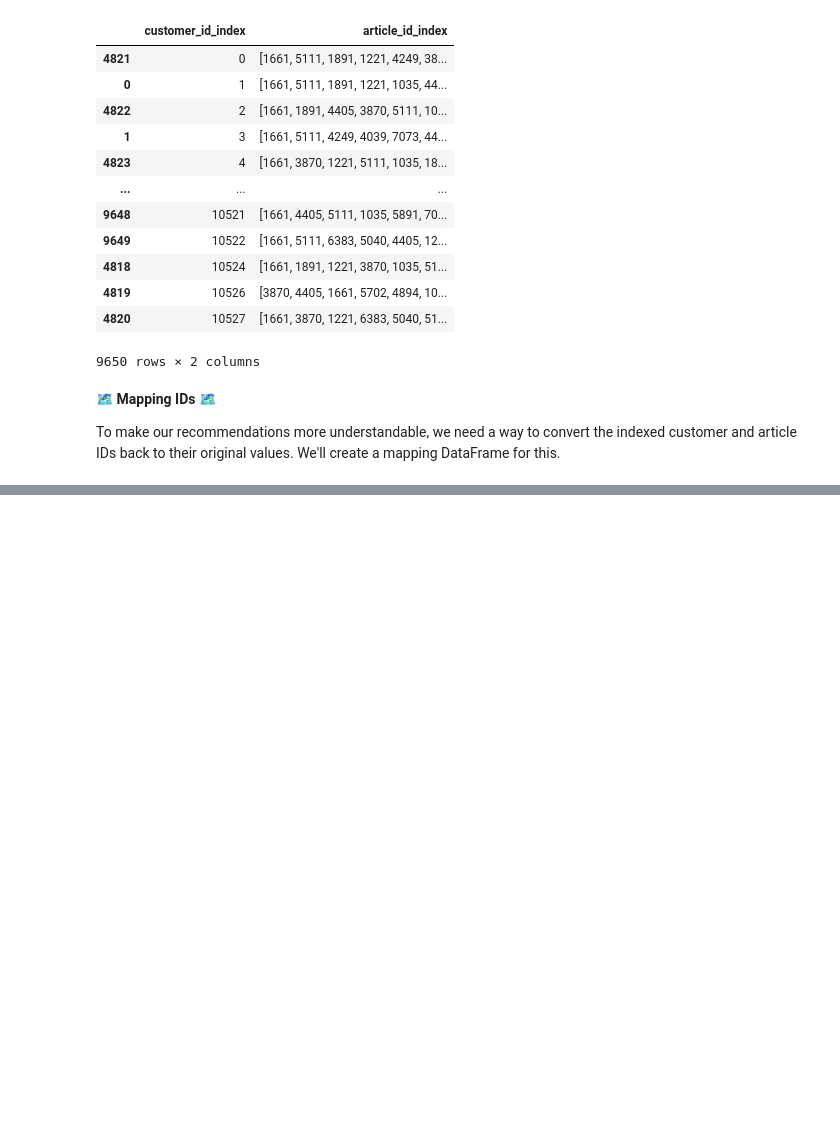
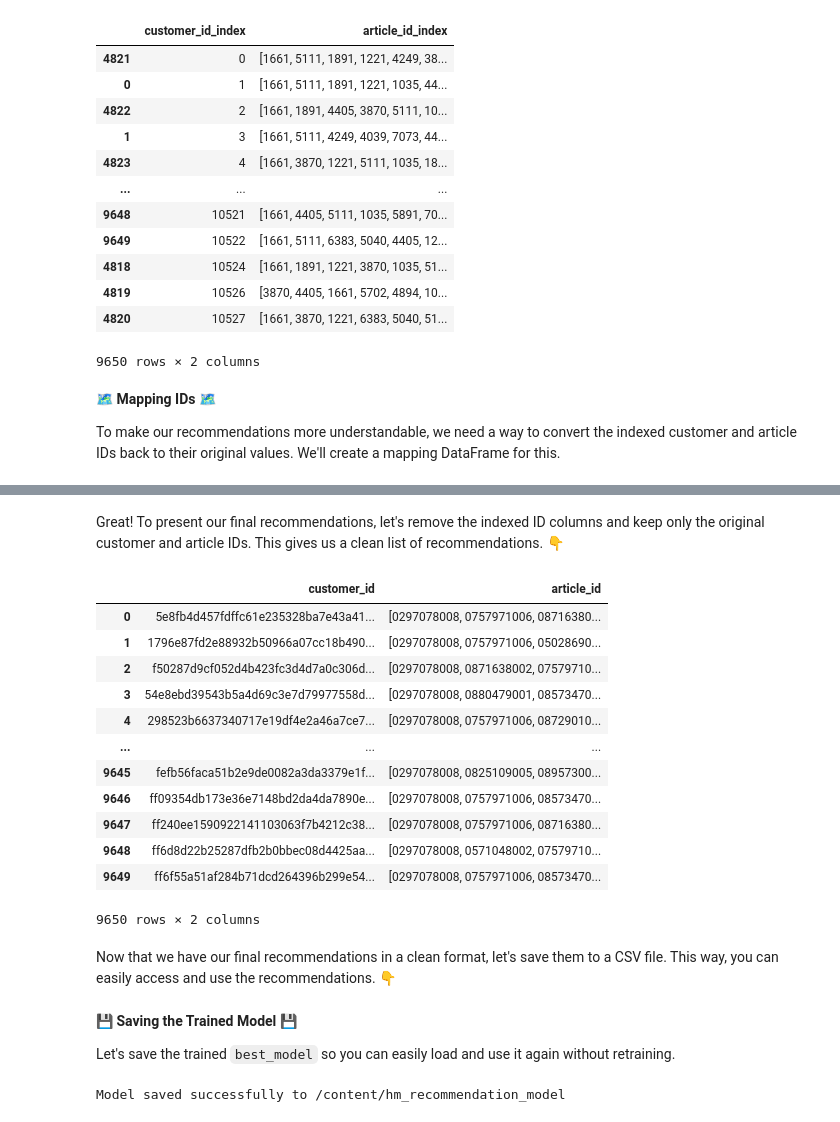
Before and after one commit to amien1410/colab-notebooks, a Jupyter notebook: Colab_Pyspark_H&M_EDA_Recommendation_Part2.ipynb, the cells around one changed output, grey strips where cells are left out. Saved outputs shown, nothing was run; the diff lists cells and outputs as text; code cells hidden in the pictures; blank space fills up the shorter version.

```diff
--- a/Colab_Pyspark_H&M_EDA_Recommendation_Part2.ipynb
+++ b/Colab_Pyspark_H&M_EDA_Recommendation_Part2.ipynb
@@ -416,0 +455,22 @@ md
+# %% [markdown]
+Great! To present our final recommendations, let's remove the indexed ID columns and keep only the original customer and article IDs. This gives us a clean list of recommendations. 👇
+# %%
+recom_final = df_recom.drop(['customer_id_index','article_id_index'], axis = 1)
+finalpre=recom_final[['customer_id','article_id']]
+finalpre
+# %% [output]
+|  | customer_id | article_id |
+| 0 | 5e8fb4d457fdffc61e235328ba7e43a41... | [0297078008, 0757971006, 08716380... |
+| 1 | 1796e87fd2e88932b50966a07cc18b490... | [0297078008, 0757971006, 05028690... |
+| 2 | f50287d9cf052d4b423fc3d4d7a0c306d... | [0297078008, 0871638002, 07579710... |
+| 3 | 54e8ebd39543b5a4d69c3e7d79977558d... | [0297078008, 0880479001, 08573470... |
+| 4 | 298523b6637340717e19df4e2a46a7ce7... | [0297078008, 0757971006, 08729010... |
+| ... | ... | ... |
+| 9645 | fefb56faca51b2e9de0082a3da3379e1f... | [0297078008, 0825109005, 08957300... |
+| 9646 | ff09354db173e36e7148bd2da4da7890e... | [0297078008, 0757971006, 08573470... |
+| 9647 | ff240ee1590922141103063f7b4212c38... | [0297078008, 0757971006, 08716380... |
+| 9648 | ff6d8d22b25287dfb2b0bbec08d4425aa... | [0297078008, 0571048002, 07579710... |
+| 9649 | ff6f55a51af284b71dcd264396b299e54... | [0297078008, 0757971006, 08573470... |
+9650 rows × 2 columns
+# %% [markdown]
+Now that we have our final recommendations in a clean format, let's save them to a CSV file. This way, you can easily access and use the recommendations. 👇
@@ -416,0 +480,14 @@ md
+# %% [markdown]
+💾 **Saving the Trained Model** 💾
+
+Let's save the trained `best_model` so you can easily load and use it again without retraining.
+# %%
+# Define the path to save the model
+model_path = "/content/hm_recommendation_model"
+
+# Save the best model
+best_model.save(model_path)
+
+print(f"Model saved successfully to {model_path}")
+# %% [output]
+Model saved successfully to /content/hm_recommendation_model
```
Also changed, not shown: parts of 9 cells of this notebook.
